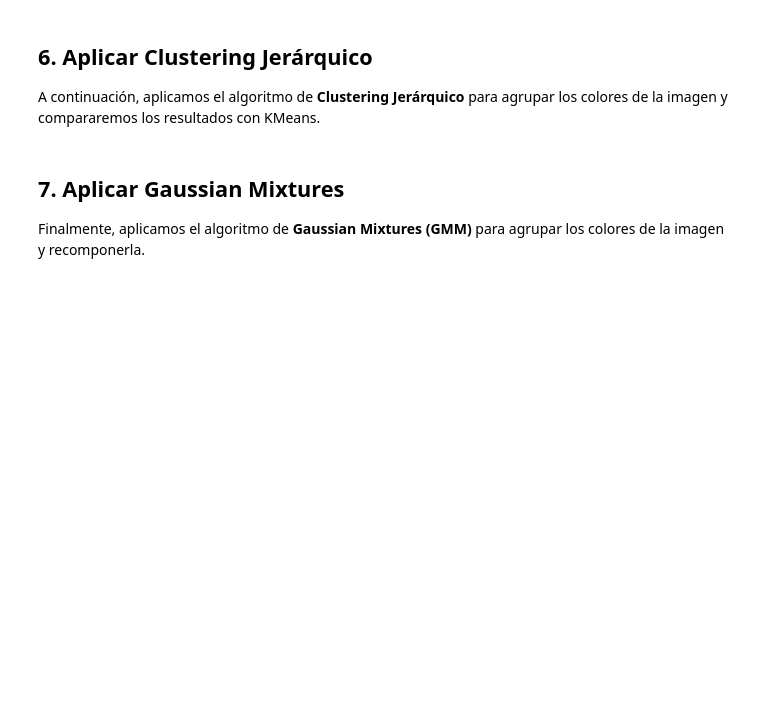
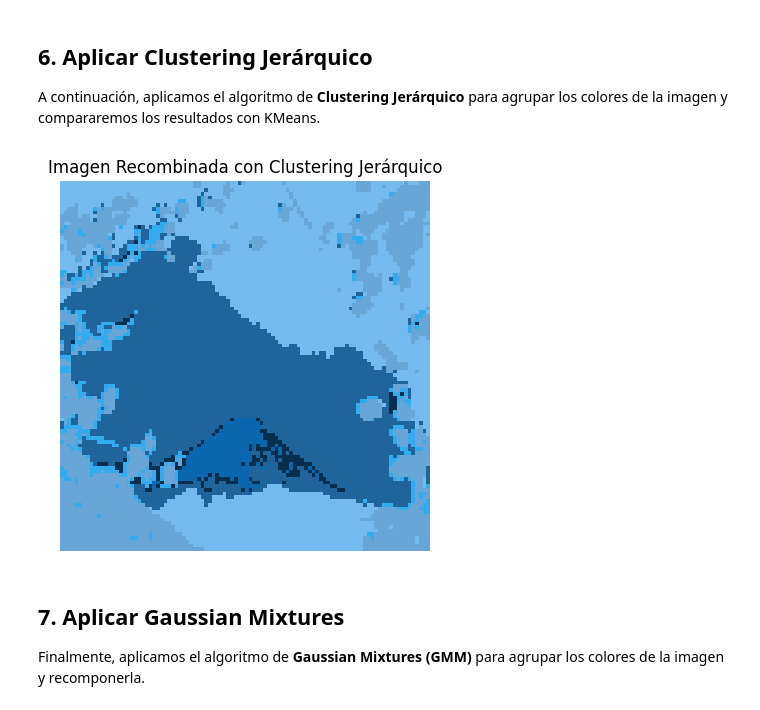
Before and after one commit to SanMaBruno/image-color-clustering, a Jupyter notebook: notebooks/image_clustering.ipynb, the cells around one changed output. Cells and saved outputs as stored; diff of their text form; code cells hidden in the pictures; blank space fills up the shorter version.

```diff
--- a/notebooks/image_clustering.ipynb
+++ b/notebooks/image_clustering.ipynb
@@ -117,37 +117,43 @@ imsave('output/reconstructed_image_kmeans.jpg', reconstructed_image_uint8)
 
 A continuación, aplicamos el algoritmo de **Clustering Jerárquico** para agrupar los colores de la imagen y compararemos los resultados con KMeans.
 # %%
-from sklearn.utils import shuffle
-
-# Aumentar el tamaño de la imagen para mejorar la calidad (200x200 píxeles en lugar de 100x100)
-image_resized = resize(image, (200, 200))
+# Redimensionar la imagen a un tamaño más pequeño (100x100 píxeles)
+image_resized = resize(image, (100, 100))
 pixels = image_resized.reshape(-1, 3)
 
-# Aumentar el número de clusters para mejorar el detalle
-optimal_k = 6  # Ajustar según los resultados del scree plot
+# Tomar una muestra aleatoria del 10% de los píxeles
+sample_size = int(0.1 * len(pixels))  # 10% de los píxeles
+random_indices = np.random.choice(len(pixels), sample_size, replace=False)
+sample_pixels = pixels[random_indices]
 
-# Aplicar Clustering Jerárquico con la estrategia de enlace 'average'
+# Aplicar Clustering Jerárquico a la muestra de píxeles
+optimal_k = 6  # Ajusta este valor según tu análisis
 hierarchical = AgglomerativeClustering(n_clusters=optimal_k, linkage='average')
+hierarchical_labels_sample = hierarchical.fit_predict(sample_pixels)
+
+# Asignar las etiquetas a todos los píxeles utilizando el modelo ajustado
 hierarchical_labels = hierarchical.fit_predict(pixels)
 
-# Generar una nueva paleta de colores aleatoria para Clustering Jerárquico
+# Generar una nueva paleta de colores
 unique_labels = np.unique(hierarchical_labels)
-new_palette = shuffle(pixels)[:len(unique_labels)]  # Seleccionar aleatoriamente los colores de los píxeles
+new_palette = np.clip(sample_pixels[:len(unique_labels)], 0, 1)
 
-# Recomponer la imagen utilizando Clustering Jerárquico
+# Recomponer la imagen utilizando las etiquetas de Clustering Jerárquico
 reconstructed_image_hierarchical = new_palette[hierarchical_labels].reshape(image_resized.shape)
 
 # Desnormalizar la imagen para que los valores estén entre 0 y 255
 reconstructed_image_hierarchical_uint8 = (reconstructed_image_hierarchical * 255).astype(np.uint8)
 
 # Mostrar la imagen recombinada con Clustering Jerárquico
 plt.imshow(reconstructed_image_hierarchical_uint8)
 plt.axis('off')
-plt.title("Imagen Recombinada con Clustering Jerárquico (Nueva Paleta)")
+plt.title("Imagen Recombinada con Clustering Jerárquico")
 plt.show()
 
 # Guardar la imagen recombinada
 imsave('output/reconstructed_image_hierarchical.jpg', reconstructed_image_hierarchical_uint8)
+# %% [output]
+[figure, added]
 # %% [markdown]
 ## 7. Aplicar Gaussian Mixtures
 
```
Also changed, not shown: parts of 2 cells of this notebook.
